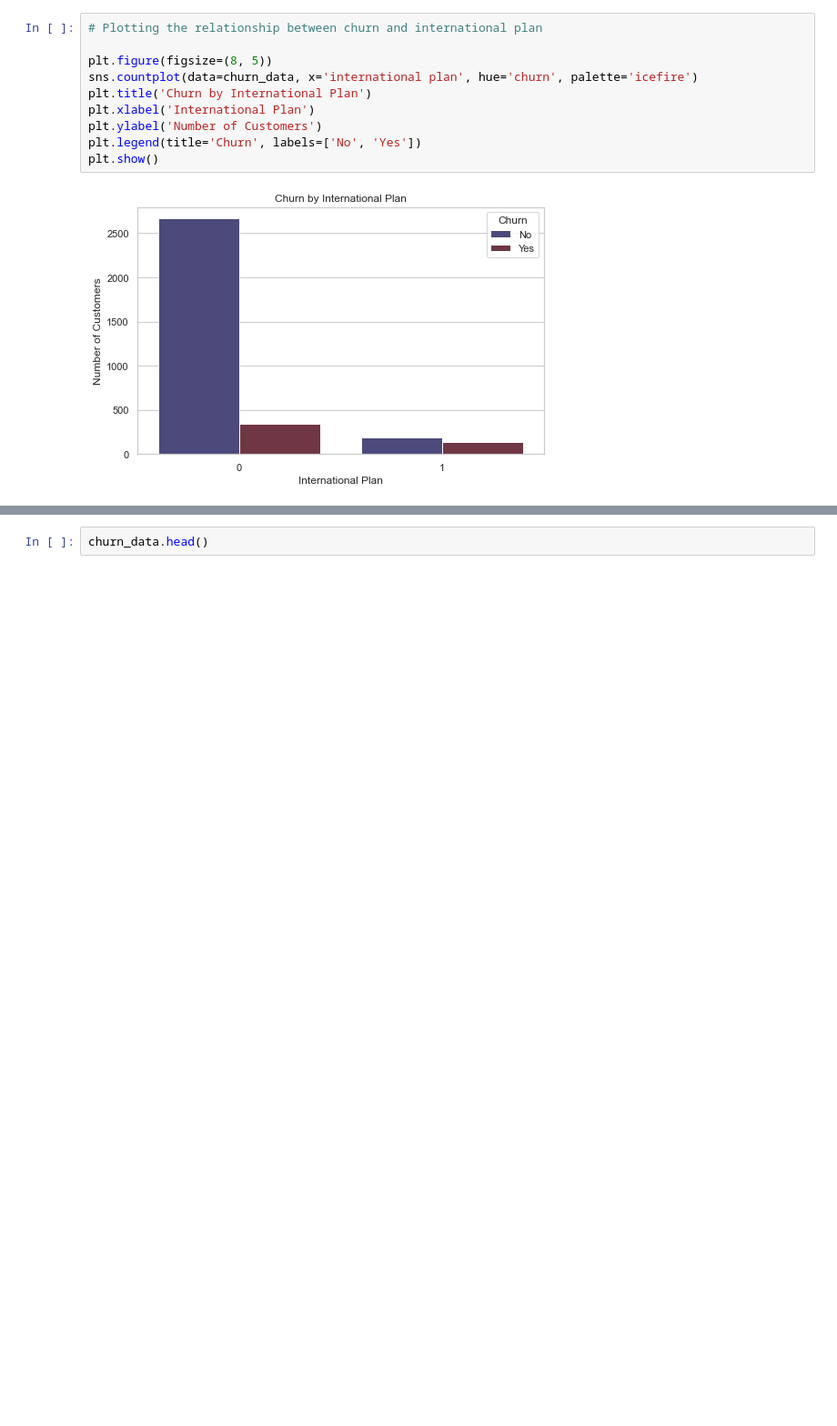
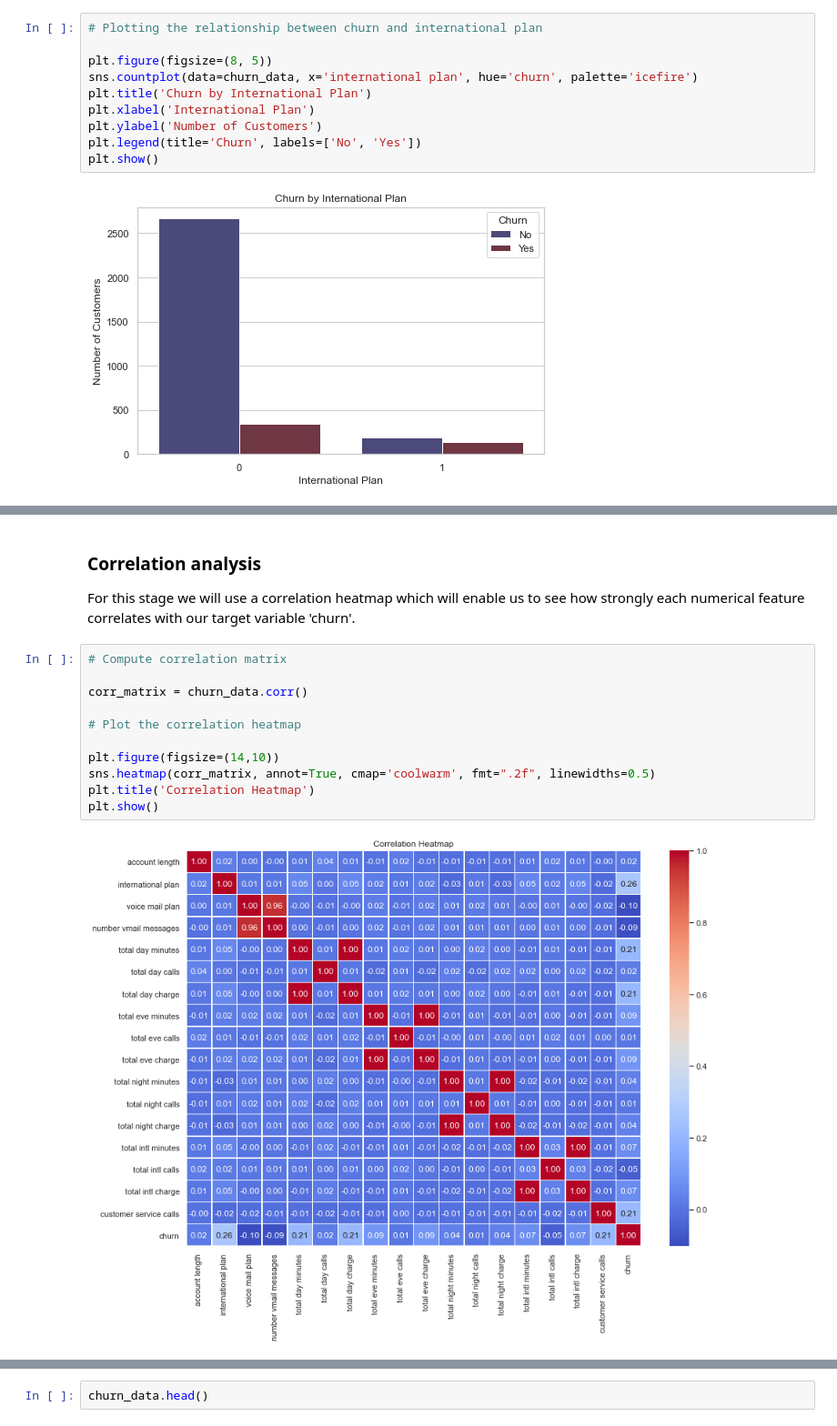
Before and after one commit to Nelaten/phase3_project, a Jupyter notebook: phase3_project.ipynb, the cells around one changed output, grey strips where cells are left out. Shown at 91% size. Saved outputs shown, nothing was run; the diff lists cells and outputs as text; blank space fills up the shorter version.

```diff
--- a/phase3_project.ipynb
+++ b/phase3_project.ipynb
@@ -361,0 +421,17 @@ Therefore even though fewer people have an international plan, those who do are
+# %% [markdown]
+### Correlation analysis
+
+For this stage we will use a correlation heatmap which will enable us to see how strongly each numerical feature correlates with our target variable 'churn'.
+# %%
+# Compute correlation matrix
+
+corr_matrix = churn_data.corr()
+
+# Plot the correlation heatmap
+
+plt.figure(figsize=(14,10))
+sns.heatmap(corr_matrix, annot=True, cmap='coolwarm', fmt=".2f", linewidths=0.5)
+plt.title('Correlation Heatmap')
+plt.show()
+# %% [output]
+[figure, added]
```
Also changed, not shown: parts of 16 cells of this notebook.
